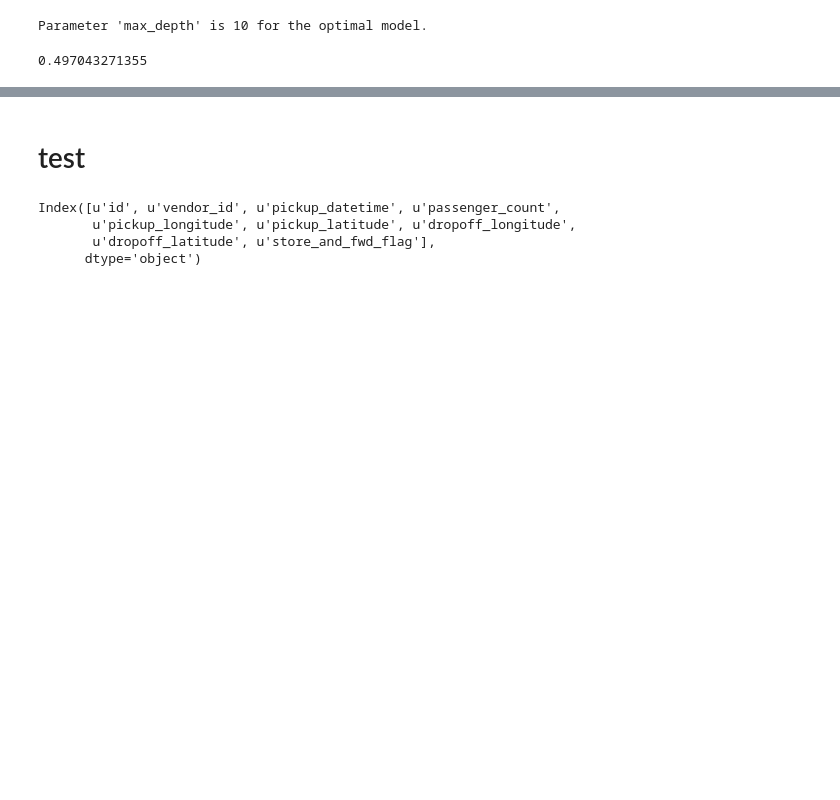
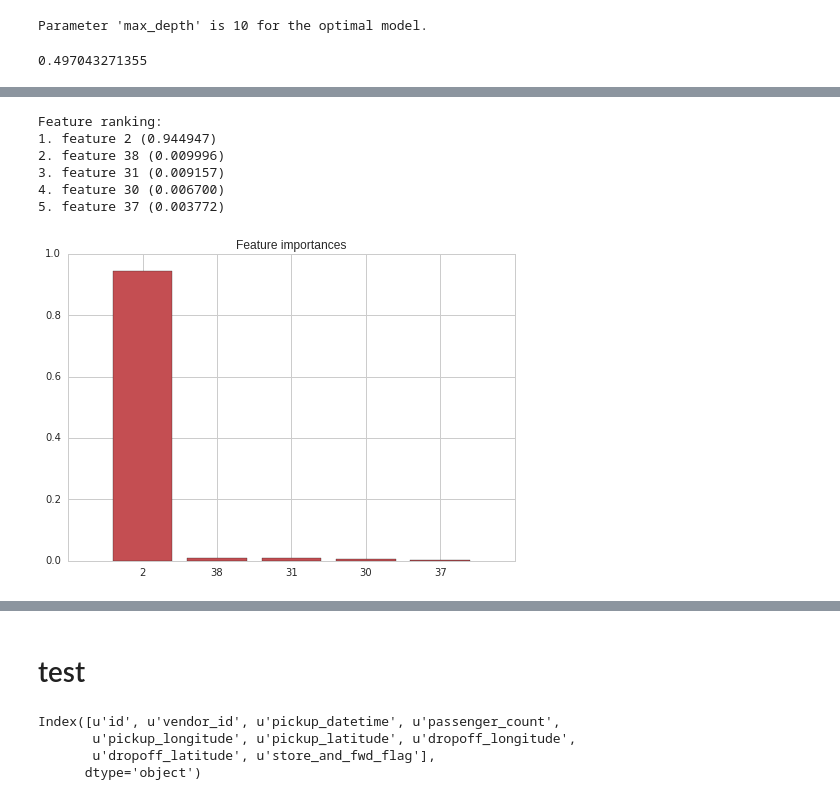
Before and after one commit to cautree/predict_taxi_duration, a Jupyter notebook: predict_taxi_time.ipynb, the cells around one changed output, grey strips where cells are left out. Drawn from its saved outputs; the diff is of its cells as text; code cells hidden in the pictures; blank space fills up the shorter version.

Commit message:
added feature importance

```diff
--- a/predict_taxi_time.ipynb
+++ b/predict_taxi_time.ipynb
@@ -406,0 +443,27 @@ print score
+# %%
+importances = reg.feature_importances_
+
+indices = np.argsort(importances)[::-1]
+
+# Print the feature ranking
+print("Feature ranking:")
+
+for f in range(5):
+    print("%d. feature %d (%f)" % (f + 1, indices[f], importances[indices[f]]))
+
+# Plot the feature importances of the forest
+plt.figure()
+plt.title("Feature importances")
+plt.bar(range(5), importances[indices][:5],
+       color="r",  align="center")
+plt.xticks(range(5), indices[:5])
+plt.xlim([-1, 5])
+plt.show()
+# %% [output]
+Feature ranking:
+1. feature 2 (0.944947)
+2. feature 38 (0.009996)
+3. feature 31 (0.009157)
+4. feature 30 (0.006700)
+5. feature 37 (0.003772)
+[figure, added]
```
Also changed, not shown: parts of 5 cells of this notebook.
